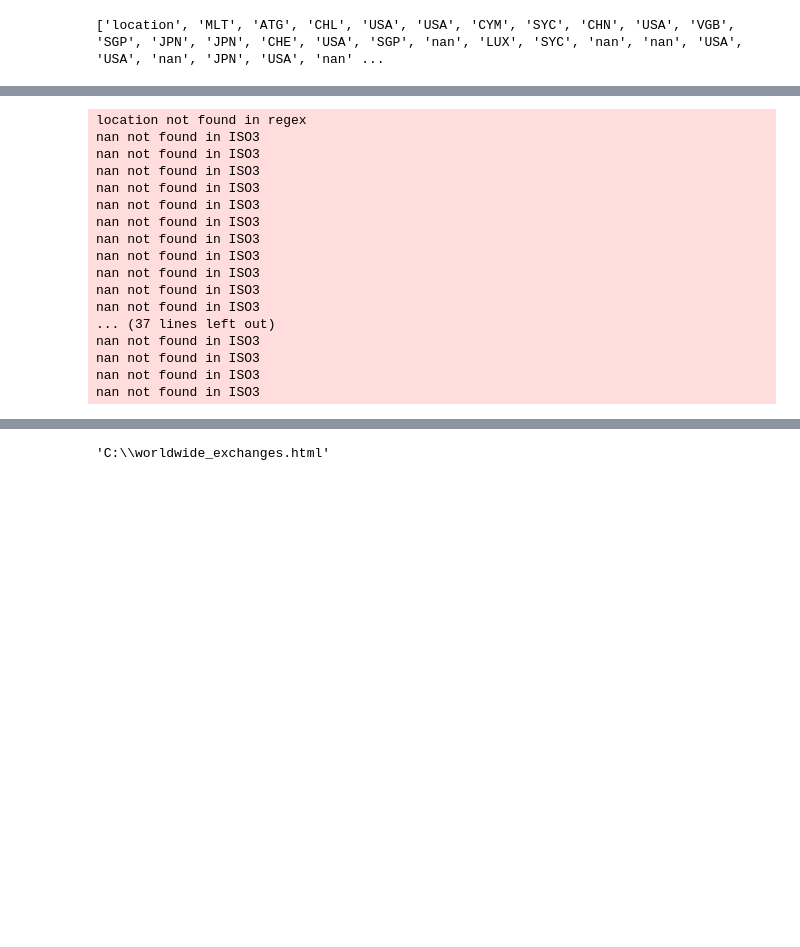
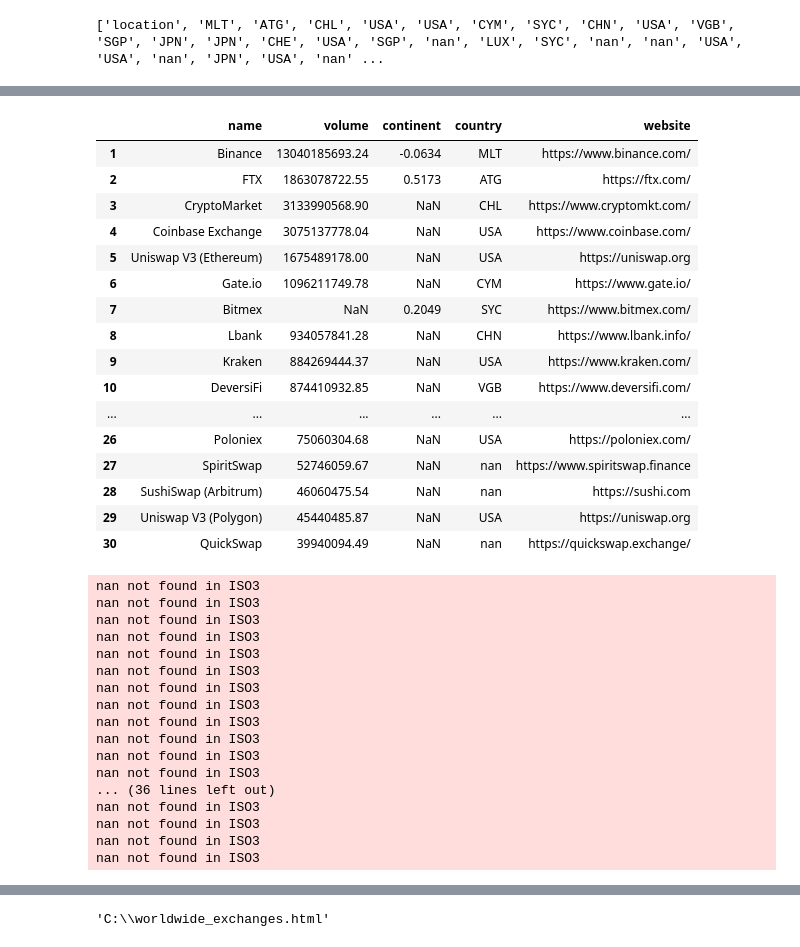
Before and after one commit to Hderek22/Fintech_Project_1, a Jupyter notebook: Project1_wip.ipynb, the cells around one changed output, grey strips where cells are left out. Drawn from its saved outputs; the diff is of its cells as text; code cells hidden in the pictures; blank space fills up the shorter version.

```diff
--- a/Project1_wip.ipynb
+++ b/Project1_wip.ipynb
@@ -124,9 +138,28 @@ country_data
+# %%
+exchange_data.head(30)
+# %% [output]
+|  | name | volume | continent | country | website |
+| 1 | Binance | 13040185693.24 | -0.0634 | MLT | https://www.binance.com/ |
+| 2 | FTX | 1863078722.55 | 0.5173 | ATG | https://ftx.com/ |
+| 3 | CryptoMarket | 3133990568.90 | NaN | CHL | https://www.cryptomkt.com/ |
+| 4 | Coinbase Exchange | 3075137778.04 | NaN | USA | https://www.coinbase.com/ |
+| 5 | Uniswap V3 (Ethereum) | 1675489178.00 | NaN | USA | https://uniswap.org |
+| 6 | Gate.io | 1096211749.78 | NaN | CYM | https://www.gate.io/ |
+| 7 | Bitmex | NaN | 0.2049 | SYC | https://www.bitmex.com/ |
+| 8 | Lbank | 934057841.28 | NaN | CHN | https://www.lbank.info/ |
+| 9 | Kraken | 884269444.37 | NaN | USA | https://www.kraken.com/ |
+| 10 | DeversiFi | 874410932.85 | NaN | VGB | https://www.deversifi.com/ |
+| ... | ... | ... | ... | ... | ... |
+| 26 | Poloniex | 75060304.68 | NaN | USA | https://poloniex.com/ |
+| 27 | SpiritSwap | 52746059.67 | NaN | nan | https://www.spiritswap.finance |
+| 28 | SushiSwap (Arbitrum) | 46060475.54 | NaN | nan | https://sushi.com |
+| 29 | Uniswap V3 (Polygon) | 45440485.87 | NaN | USA | https://uniswap.org |
+| 30 | QuickSwap | 39940094.49 | NaN | nan | https://quickswap.exchange/ |
 # %%
 
 # Convert ISO3 countrycodes to their relative Continent
-continents = cc.convert(names=country_data.iloc[:,-2], to ='continent', not_found=None)
+continents = cc.convert(names=exchange_data.iloc[:,-2], to ='continent', not_found=None)
 # %% [output]
-location not found in regex
 nan not found in ISO3
 nan not found in ISO3
 nan not found in ISO3
@@ -138,7 +171,8 @@ nan not found in ISO3
 nan not found in ISO3
 nan not found in ISO3
 nan not found in ISO3
-... (37 lines left out)
+nan not found in ISO3
+... (36 lines left out)
 nan not found in ISO3
 nan not found in ISO3
 nan not found in ISO3
```
Also changed, not shown: parts of 15 cells of this notebook, 3 other files.
